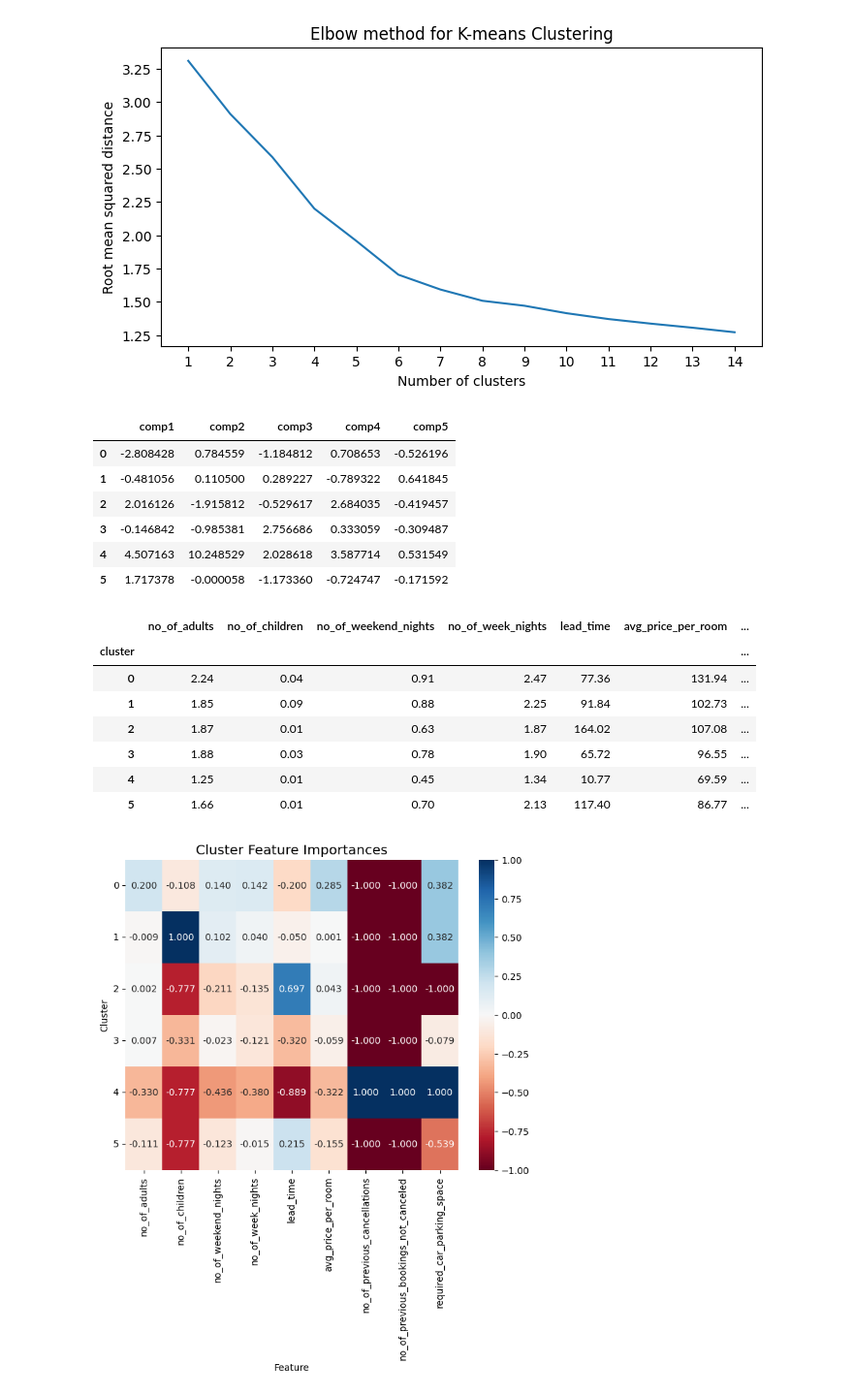
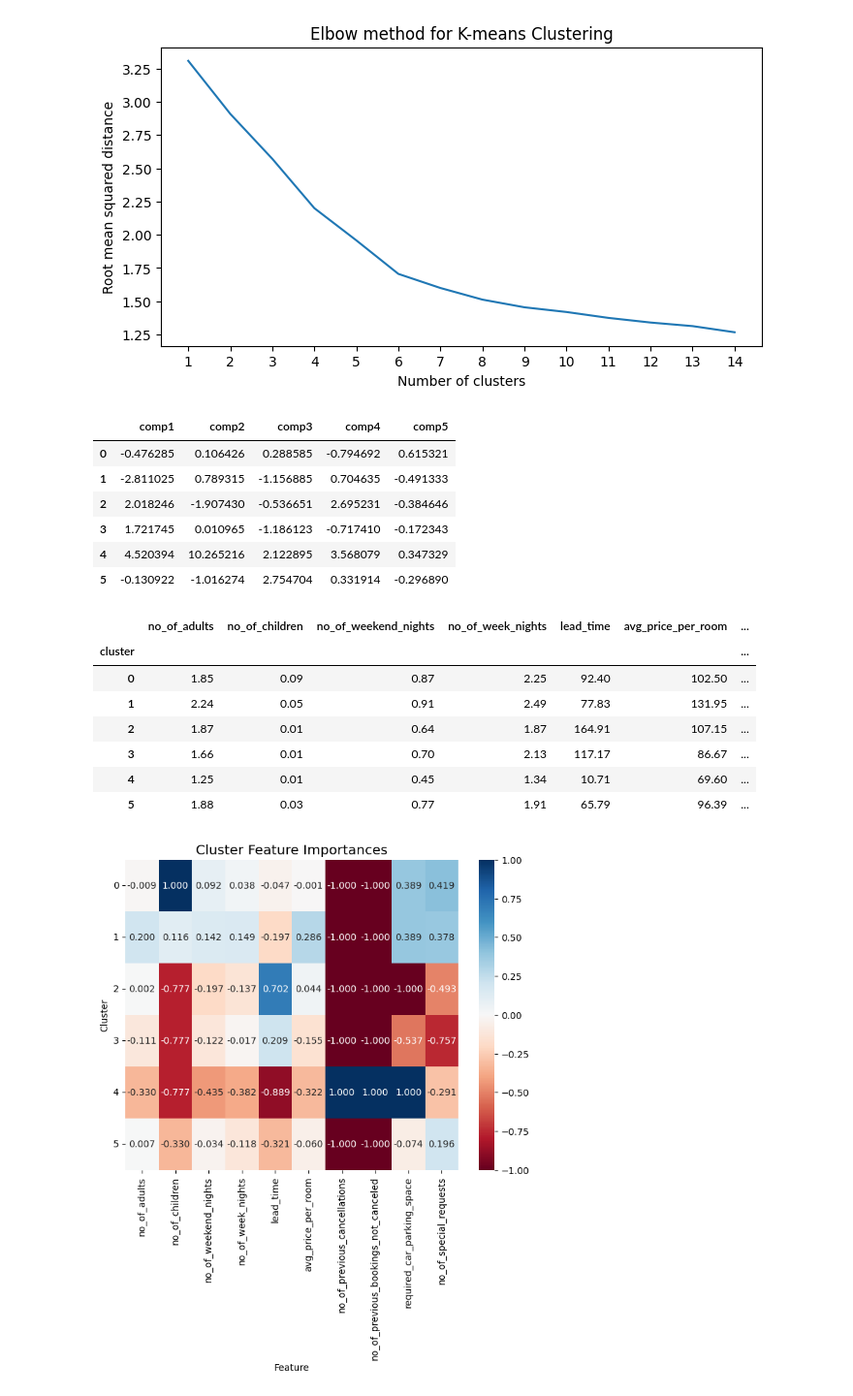
Before and after one commit to sirawitcpe34/CPE452-Hotel-Reservation, a Jupyter notebook: Hotel-Predict.ipynb, the cells around one changed output. Shown at 97% size. Saved outputs shown, nothing was run; the diff lists cells and outputs as text; code cells hidden in the pictures.

```diff
--- a/Hotel-Predict.ipynb
+++ b/Hotel-Predict.ipynb
@@ -342,0 +502,4 @@ array([[ 0.57897795, -0.32392523, -0.01053052, ..., -0.09016007,
+# %%
+nb = GaussianNB()
+nb.fit(X, y)
+y_pred = nb.predict(X)
@@ -342,0 +555,4 @@ array([[ 0.57897795, -0.32392523, -0.01053052, ..., -0.09016007,
+# %%
+rf = RandomForestClassifier(n_estimators=100, random_state=0)
+rf.fit(X, y)
+y_pred = rf.predict(X)
@@ -372,7 +631,7 @@ plt.xticks(range(1, 15), range(1, 15));
 [figure]
 # %%
 # K-means clustering
-kmeans = KMeans(6)
+kmeans = KMeans(6 , random_state=0)
 kmeans.fit(data_pca)
 X['cluster'] = kmeans.labels_
 
@@ -380,12 +639,12 @@ cluster_centers = pd.DataFrame(data = kmeans.cluster_centers_, columns = [data_p
 cluster_centers
 # %% [output]
 |  | comp1 | comp2 | comp3 | comp4 | comp5 |
-| 0 | -2.808428 | 0.784559 | -1.184812 | 0.708653 | -0.526196 |
-| 1 | -0.481056 | 0.110500 | 0.289227 | -0.789322 | 0.641845 |
-| 2 | 2.016126 | -1.915812 | -0.529617 | 2.684035 | -0.419457 |
-| 3 | -0.146842 | -0.985381 | 2.756686 | 0.333059 | -0.309487 |
-| 4 | 4.507163 | 10.248529 | 2.028618 | 3.587714 | 0.531549 |
-| 5 | 1.717378 | -0.000058 | -1.173360 | -0.724747 | -0.171592 |
+| 0 | -0.476285 | 0.106426 | 0.288585 | -0.794692 | 0.615321 |
+| 1 | -2.811025 | 0.789315 | -1.156885 | 0.704635 | -0.491333 |
+| 2 | 2.018246 | -1.907430 | -0.536651 | 2.695231 | -0.384646 |
+| 3 | 1.721745 | 0.010965 | -1.186123 | -0.717410 | -0.172343 |
+| 4 | 4.520394 | 10.265216 | 2.122895 | 3.568079 | 0.347329 |
+| 5 | -0.130922 | -1.016274 | 2.754704 | 0.331914 | -0.296890 |
 # %%
 def segment_means(fmt_df, cols, group_col, count_col):
 
@@ -395,18 +654,18 @@ def segment_means(fmt_df, cols, group_col, count_col):
     return df
 # %%
 # Cluster summary
-feats = ['no_of_adults', 'no_of_children', 'no_of_weekend_nights', 'no_of_week_nights', 'lead_time', 'avg_price_per_room','no_of_previous_cancellations', 'no_of_previous_bookings_not_canceled','required_car_parking_space', 'comp1', 'comp2', 'comp3', 'comp4', 'comp5']
+feats = ['no_of_adults', 'no_of_children', 'no_of_weekend_nights', 'no_of_week_nights', 'lead_time', 'avg_price_per_room','no_of_previous_cancellations', 'no_of_previous_bookings_not_canceled','required_car_parking_space','no_of_special_requests', 'comp1', 'comp2', 'comp3', 'comp4', 'comp5']
 cluster_means = segment_means(X, feats, 'cluster', 'cluster')
 cluster_means
 # %% [output]
 |  | no_of_adults | no_of_children | no_of_weekend_nights | no_of_week_nights | lead_time | avg_price_per_room | ... |
 | cluster |  |  |  |  |  |  | ... |
-| 0 | 2.24 | 0.04 | 0.91 | 2.47 | 77.36 | 131.94 | ... |
-| 1 | 1.85 | 0.09 | 0.88 | 2.25 | 91.84 | 102.73 | ... |
-| 2 | 1.87 | 0.01 | 0.63 | 1.87 | 164.02 | 107.08 | ... |
-| 3 | 1.88 | 0.03 | 0.78 | 1.90 | 65.72 | 96.55 | ... |
-| 4 | 1.25 | 0.01 | 0.45 | 1.34 | 10.77 | 69.59 | ... |
-| 5 | 1.66 | 0.01 | 0.70 | 2.13 | 117.40 | 86.77 | ... |
+| 0 | 1.85 | 0.09 | 0.87 | 2.25 | 92.40 | 102.50 | ... |
+| 1 | 2.24 | 0.05 | 0.91 | 2.49 | 77.83 | 131.95 | ... |
+| 2 | 1.87 | 0.01 | 0.64 | 1.87 | 164.91 | 107.15 | ... |
+| 3 | 1.66 | 0.01 | 0.70 | 2.13 | 117.17 | 86.67 | ... |
+| 4 | 1.25 | 0.01 | 0.45 | 1.34 | 10.71 | 69.60 | ... |
+| 5 | 1.88 | 0.03 | 0.77 | 1.91 | 65.79 | 96.39 | ... |
 # %%
 def heatmap(data, title, ylabel, xlabel='Feature', vmin=-1, vmax=1, cmap='RdBu'):
 
@@ -419,16 +678,16 @@ def heatmap(data, title, ylabel, xlabel='Feature', vmin=-1, vmax=1, cmap='RdBu')
     plt.show()
 # %%
 # Feature importances of
-feats = ['no_of_adults', 'no_of_children', 'no_of_weekend_nights', 'no_of_week_nights', 'lead_time', 'avg_price_per_room','no_of_previous_cancellations', 'no_of_previous_bookings_not_canceled','required_car_parking_space']
+feats = ['no_of_adults', 'no_of_children', 'no_of_weekend_nights', 'no_of_week_nights', 'lead_time', 'avg_price_per_room','no_of_previous_cancellations', 'no_of_previous_bookings_not_canceled','required_car_parking_space','no_of_special_requests']
 overall_means = X[feats].mean()
-feat_importances = cluster_means.iloc[:, :9] / overall_means - 1
+feat_importances = cluster_means.iloc[:, :10] / overall_means - 1
 def set_greater_than_one(x):
     if x > 1: return 1
     else: return x
 feat_importances = feat_importances.applymap(set_greater_than_one)
 heatmap(feat_importances, 'Cluster Feature Importances', 'Cluster')
 # %% [output]
-[figure, old version]
+[figure, new version]
 # %%
 feat_importances = feat_importances.rename(columns={'no_of_previous_cancellations': 'no_of_pre_cancel'})
 feat_importances = feat_importances.rename(columns={'no_of_previous_bookings_not_canceled': 'no_of_pre_notcancel'})
```
Also changed, not shown: parts of 36 cells of this notebook.
